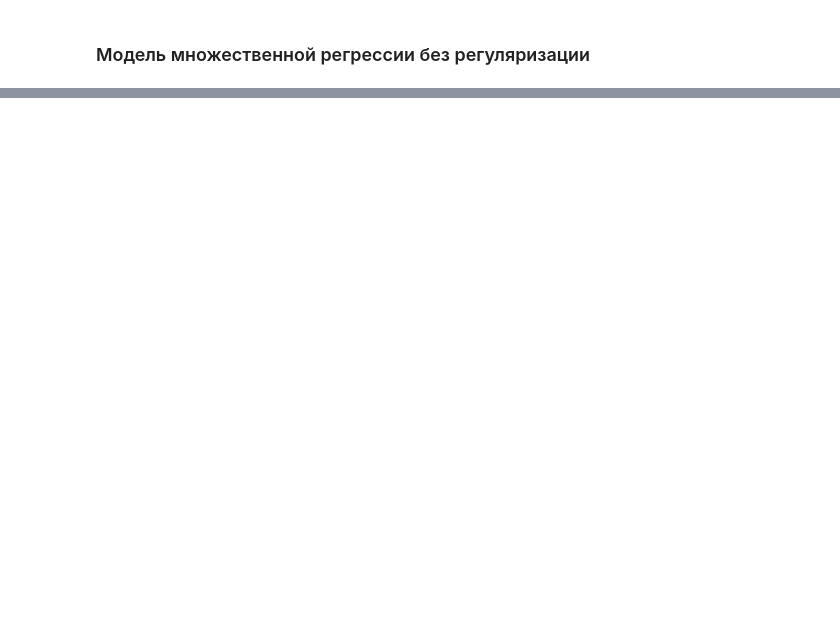
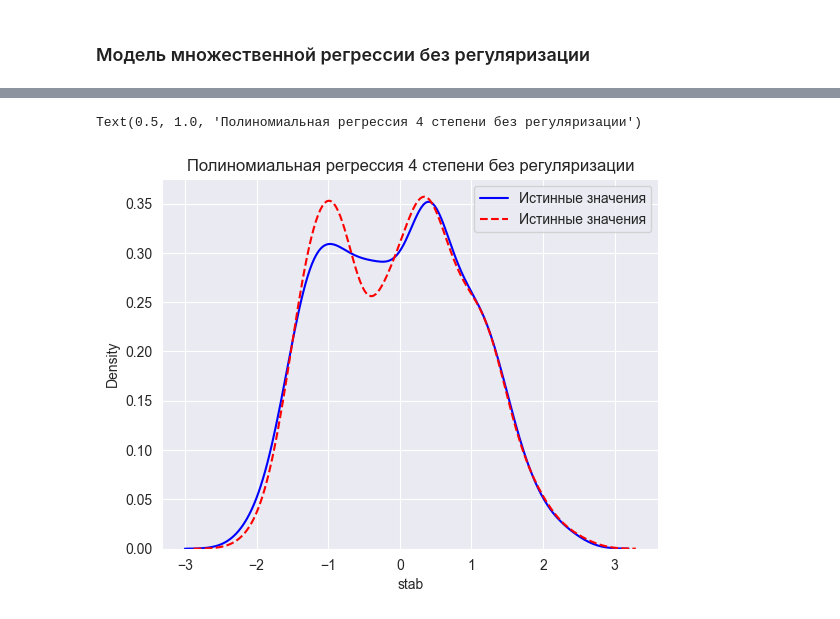
Before and after one commit to stwz13/ml, a Jupyter notebook: practice4.ipynb, the cells around one changed output, grey strips where cells are left out. Saved outputs shown, nothing was run; the diff lists cells and outputs as text; code cells hidden in the pictures; blank space fills up the shorter version.

```diff
--- a/practice4.ipynb
+++ b/practice4.ipynb
@@ -201,0 +430,15 @@ multiple_regression.fit()
+# %%
+poly3_model = LinearRegression()
+poly3_model.fit(X_poly3_train, y_train)
+
+poly3_train_predict = poly3_model.predict(X_poly3_train)
+poly3_val_predict = poly3_model.predict(X_poly3_val)
+poly3_test_predict = poly3_model.predict(X_poly3_test)
+
+input_metrics_into_the_train_val_table(f"Polynomial regression (deg = 3)",
+                          poly3_train_predict, y_train,
+                          poly3_val_predict, y_val)
+
+input_metrics_into_the_test_table(f"Polynomial regression (deg = 2)", poly3_test_predict, y_test)
+
+train_and_val_metrics_comparing
@@ -201,0 +473,8 @@ multiple_regression.fit()
+# %%
+poly4 = PolynomialFeatures(degree=4)
+X_poly4_train = poly4.fit_transform(X_train)
+
+X_poly4_val = poly4.transform(X_val)
+X_poly4_test = poly4.transform(X_test)
+
+X_poly4_train.shape
@@ -201,0 +483,15 @@ multiple_regression.fit()
+# %%
+poly4_model = LinearRegression()
+poly4_model.fit(X_poly4_train, y_train)
+
+poly4_train_predict = poly4_model.predict(X_poly4_train)
+poly4_val_predict = poly4_model.predict(X_poly4_val)
+poly4_test_predict = poly4_model.predict(X_poly4_test)
+
+input_metrics_into_the_train_val_table(f"Polynomial regression (deg = 4)",
+                          poly4_train_predict, y_train,
+                          poly4_val_predict, y_val)
+
+input_metrics_into_the_test_table(f"Polynomial regression (deg = 4)", poly4_test_predict, y_test)
+
+train_and_val_metrics_comparing
@@ -201,0 +517,10 @@ multiple_regression.fit()
+# %%
+sns.kdeplot(y_val, color="blue", label="Истинные значения")
+sns.kdeplot(poly4_val_predict, color="red", label="Истинные значения", linestyle="--")
+
+plt.legend()
+plt.grid(True)
+plt.title("Полиномиальная регрессия 4 степени без регуляризации")
+# %% [output]
+Text(0.5, 1.0, 'Полиномиальная регрессия 4 степени без регуляризации')
+[figure, added]
```
Also changed, not shown: parts of 52 cells of this notebook.
